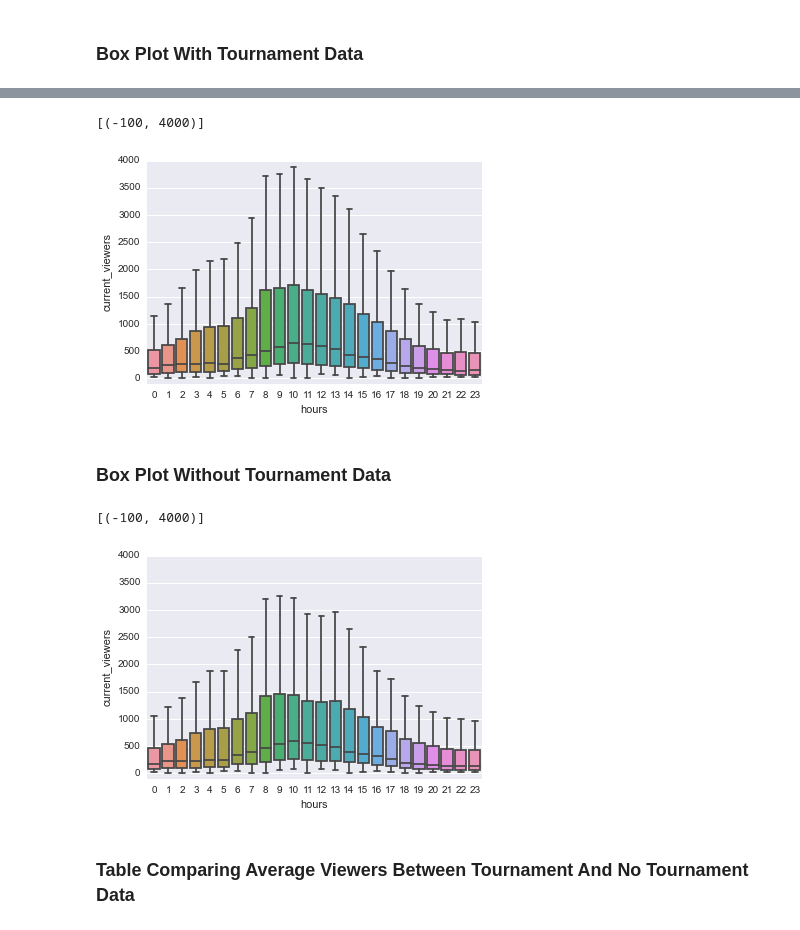
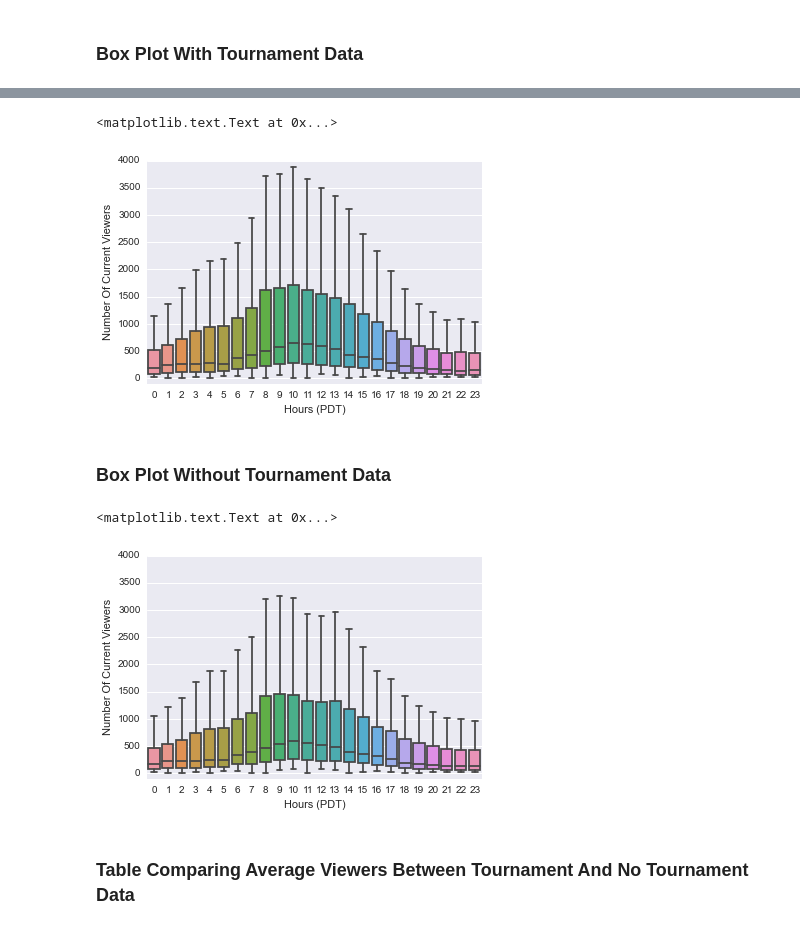
Before and after one commit to sslampa/twitch-repo, a Jupyter notebook: Single/Main - Population.ipynb, the cells around one changed output, grey strips where cells are left out. Saved outputs shown, nothing was run; the diff lists cells and outputs as text; code cells hidden in the pictures.

Commit message:
changed plot labels and added new plot

```diff
--- a/Single/Main - Population.ipynb
+++ b/Single/Main - Population.ipynb
@@ -61,17 +65,21 @@ tourn_df = df[df['name'].isin(tournament_list)]
 # %%
 ax = sns.boxplot(x='hours', y='current_viewers', data=df, fliersize=0, order=np.arange(0,24))
 ax.set(ylim=(-100, 4000))
+plt.ylabel('Number Of Current Viewers')
+plt.xlabel('Hours (PDT)')
 # %% [output]
-[(-100, 4000)]
+<matplotlib.text.Text at 0x...>
-[figure, old version]
+[figure, new version]
 # %% [markdown]
 ### Box Plot Without Tournament Data
 # %%
 bx = sns.boxplot(x='hours', y='current_viewers', data=no_tourn_df, fliersize=0, order=np.arange(0,24))
 bx.set(ylim=(-100, 4000))
+plt.ylabel('Number Of Current Viewers')
+plt.xlabel('Hours (PDT)')
 # %% [output]
-[(-100, 4000)]
+<matplotlib.text.Text at 0x...>
-[figure, old version]
+[figure, new version]
 # %% [markdown]
 ### Table Comparing Average Viewers Between Tournament And No Tournament Data
 # %%
```
Also changed, not shown: parts of 7 cells of this notebook.
